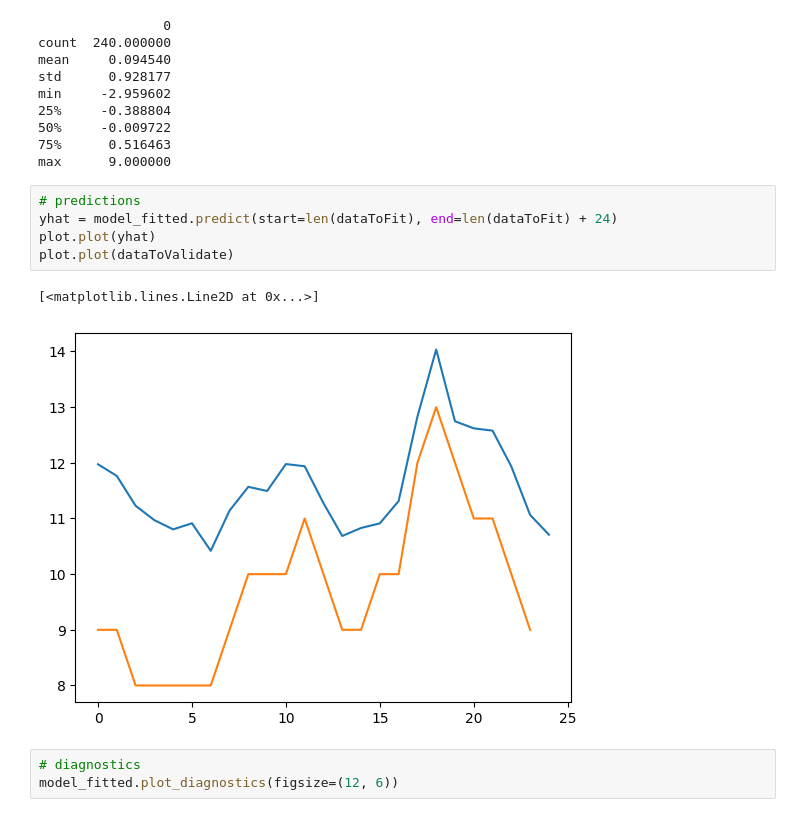
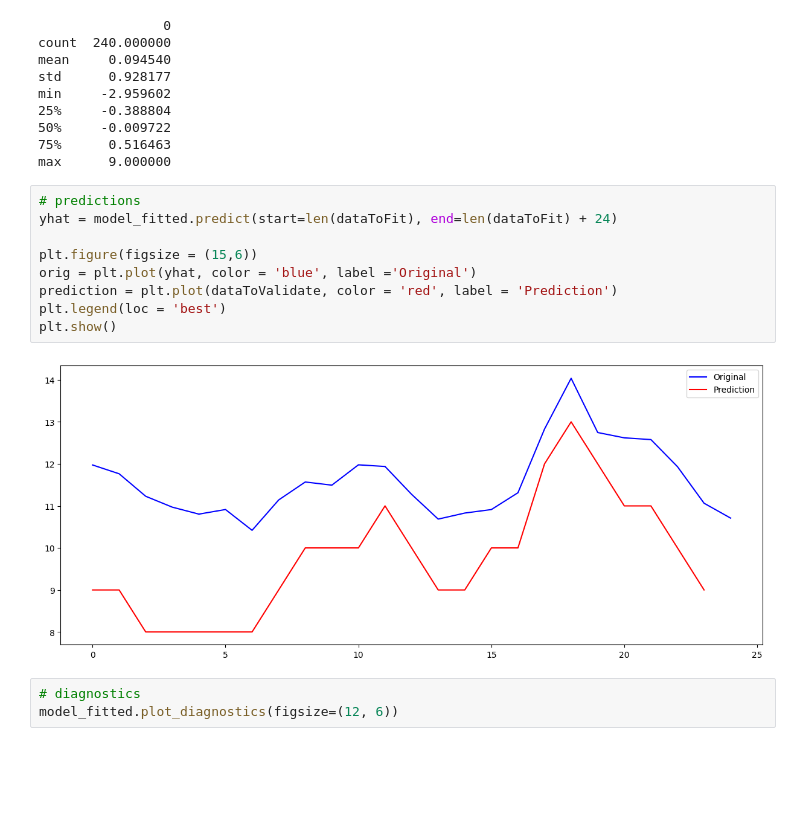
Before and after one commit to Millares95/Investigation_Code, a Jupyter notebook: ultimate_ARIMA_Forcast.ipynb, the cells around one changed output. Cells and saved outputs as stored; diff of their text form; blank space fills up the shorter version.

Commit message:
change to prediction plot

```diff
--- a/ultimate_ARIMA_Forcast.ipynb
+++ b/ultimate_ARIMA_Forcast.ipynb
@@ -473,11 +473,14 @@ max      9.000000
 # %%
 # predictions
 yhat = model_fitted.predict(start=len(dataToFit), end=len(dataToFit) + 24)
-plot.plot(yhat)
-plot.plot(dataToValidate)
+
+plt.figure(figsize = (15,6))
+orig = plt.plot(yhat, color = 'blue', label ='Original')
+prediction = plt.plot(dataToValidate, color = 'red', label = 'Prediction')
+plt.legend(loc = 'best')
+plt.show()
 # %% [output]
-[<matplotlib.lines.Line2D at 0x...>]
-[figure, old version]
+[figure, new version]
 # %%
 # diagnostics
 model_fitted.plot_diagnostics(figsize=(12, 6))
```
